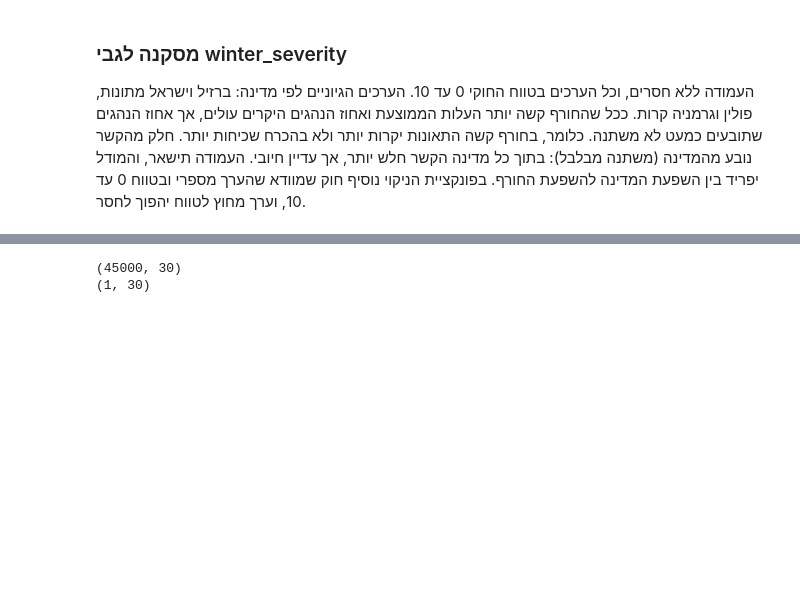
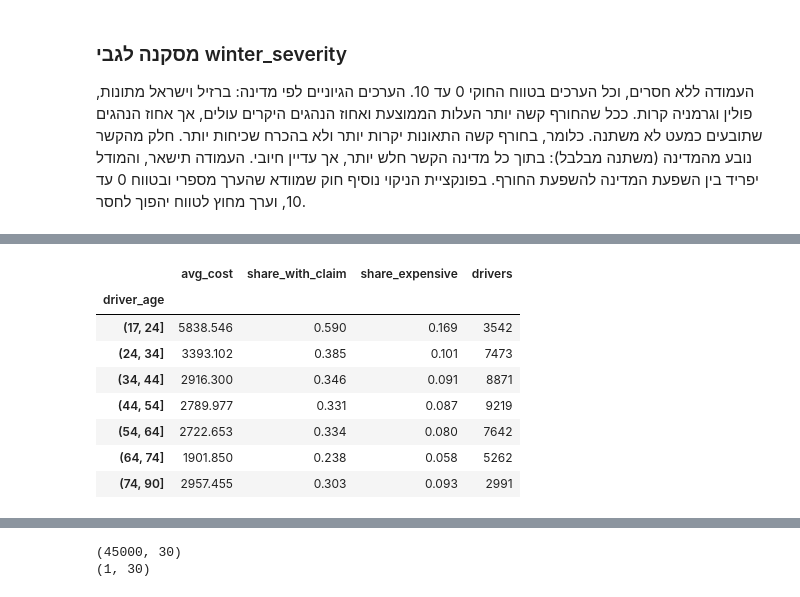
Before and after one commit to liadrimer/car-insurance-claim-prediction, a Jupyter notebook: cleaning_driver.ipynb, the cells around one changed output, grey strips where cells are left out. Cells and saved outputs as stored; diff of their text form; code cells hidden in the pictures; blank space fills up the shorter version.

```diff
--- a/cleaning_driver.ipynb
+++ b/cleaning_driver.ipynb
@@ -339,0 +363,19 @@ IL 0.029
+# %%
+# חלוקת הנהגים לקבוצות גיל והשוואת עלות התביעות
+age_group = pd.cut(df["driver_age"], bins=[17, 24, 34, 44, 54, 64, 74, 90])
+df.groupby(age_group, observed=True)["annual_claim_cost"].agg(
+    avg_cost="mean",
+    share_with_claim=lambda s: (s > 0).mean(),
+    share_expensive=lambda s: (s > 10000).mean(),
+    drivers="count",
+).round(3)
+# %% [output]
+|  | avg_cost | share_with_claim | share_expensive | drivers |
+| driver_age |  |  |  |  |
+| (17, 24] | 5838.546 | 0.590 | 0.169 | 3542 |
+| (24, 34] | 3393.102 | 0.385 | 0.101 | 7473 |
+| (34, 44] | 2916.300 | 0.346 | 0.091 | 8871 |
+| (44, 54] | 2789.977 | 0.331 | 0.087 | 9219 |
+| (54, 64] | 2722.653 | 0.334 | 0.080 | 7642 |
+| (64, 74] | 1901.850 | 0.238 | 0.058 | 5262 |
+| (74, 90] | 2957.455 | 0.303 | 0.093 | 2991 |
```
Also changed, not shown: parts of 6 cells of this notebook.
